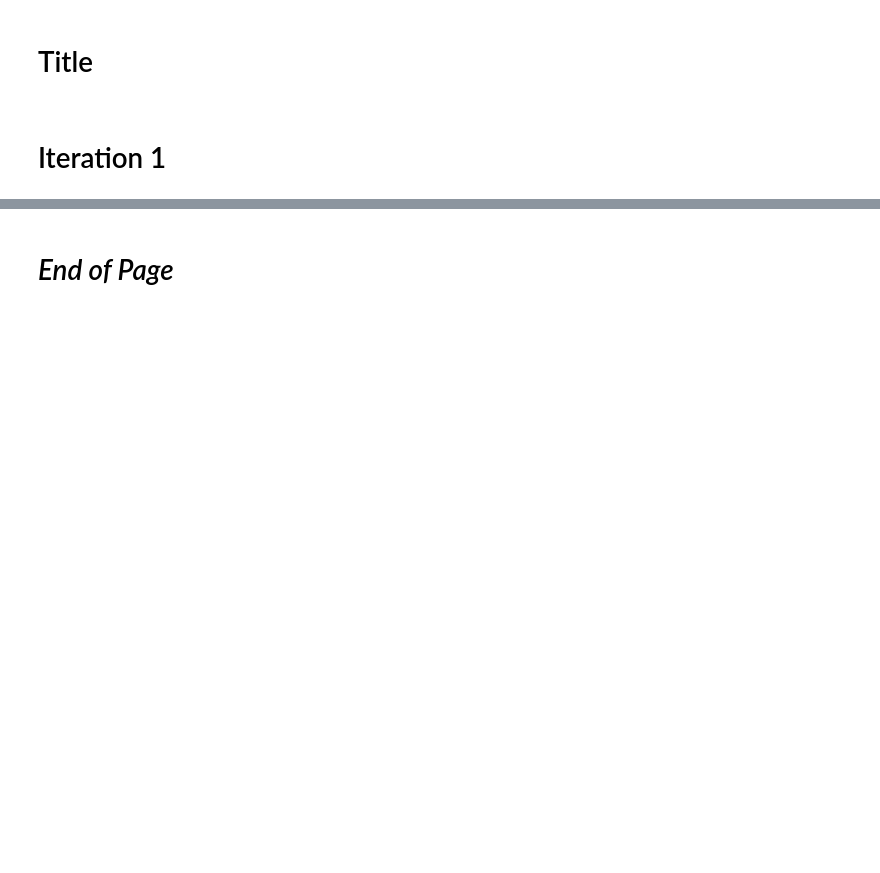
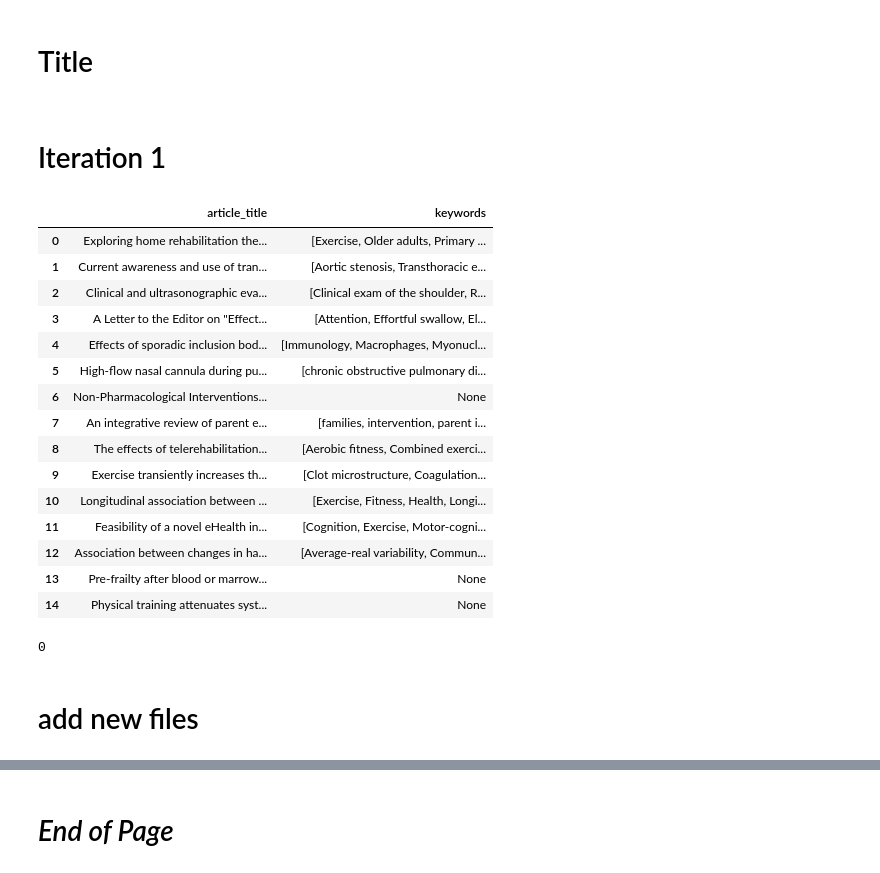
Before and after one commit to silvhua/pubmed-search, a Jupyter notebook: notebooks/2024-04-09 test pipeline.ipynb, the cells around one changed output, grey strips where cells are left out. Drawn from its saved outputs; the diff is of its cells as text; code cells hidden in the pictures; blank space fills up the shorter version.

```diff
--- a/notebooks/2024-04-09 test pipeline.ipynb
+++ b/notebooks/2024-04-09 test pipeline.ipynb
@@ -9,10 +9,44 @@ sys.path.append(r"/home/silvhua/custom_python")
 from silvhua import *
 # %%
 # set the option to wrap text within cells
-pd.set_option('display.max_colwidth', 100)
+pd.set_option('display.max_colwidth', 200)
 # pd.set_option('display.max_colwidth', None)
 pd.set_option('display.max_rows', 20)
 pd.set_option('display.max_columns', None)
 pd.set_option('display.width', None)
 # %% [markdown]
 # Iteration 1
+# %%
+filename = 'pubmed_results_2024-04-06_235718.json'
+filepath = '/home/silvhua/repositories/pubmed-search/data/'
+dictionary_list = load_json(filename, filepath)
+# %%
+df = pd.DataFrame(dictionary_list)
+df[['article_title', 'keywords']]
+# %% [output]
+|  | article_title | keywords |
+| 0 | Exploring home rehabilitation the... | [Exercise, Older adults, Primary ... |
+| 1 | Current awareness and use of tran... | [Aortic stenosis, Transthoracic e... |
+| 2 | Clinical and ultrasonographic eva... | [Clinical exam of the shoulder, R... |
+| 3 | A Letter to the Editor on "Effect... | [Attention, Effortful swallow, El... |
+| 4 | Effects of sporadic inclusion bod... | [Immunology, Macrophages, Myonucl... |
+| 5 | High-flow nasal cannula during pu... | [chronic obstructive pulmonary di... |
+| 6 | Non-Pharmacological Interventions... | None |
+| 7 | An integrative review of parent e... | [families, intervention, parent i... |
+| 8 | The effects of telerehabilitation... | [Aerobic fitness, Combined exerci... |
+| 9 | Exercise transiently increases th... | [Clot microstructure, Coagulation... |
+| 10 | Longitudinal association between ... | [Exercise, Fitness, Health, Longi... |
+| 11 | Feasibility of a novel eHealth in... | [Cognition, Exercise, Motor-cogni... |
+| 12 | Association between changes in ha... | [Average-real variability, Commun... |
+| 13 | Pre-frailty after blood or marrow... | None |
+| 14 | Physical training attenuates syst... | None |
+# %%
+# check the type of data contained in the 'article_title' column
+df['article_title'].apply(lambda x: isinstance(x, list)).sum()
+
+# df['keywords'] = df['keywords'].str.join(', ')
+# df[['article_title', 'keywords']]
+# %% [output]
+0
+# %% [markdown]
+# add new files
```
Also changed, not shown: parts of 20 cells of this notebook, 1 other file.
